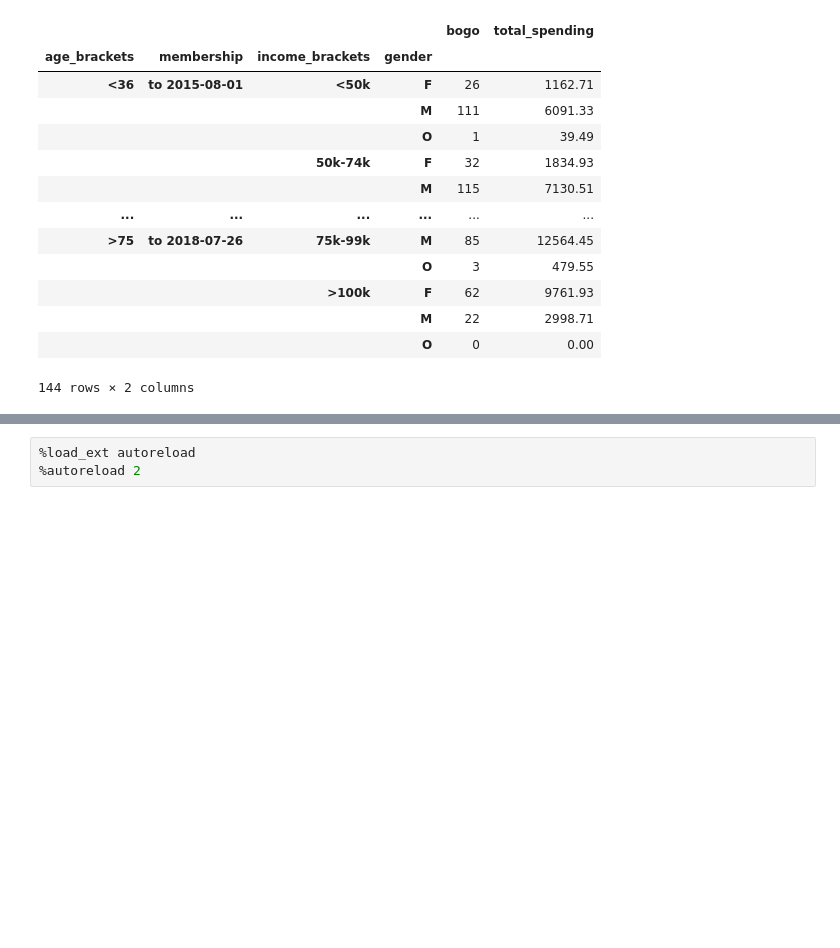
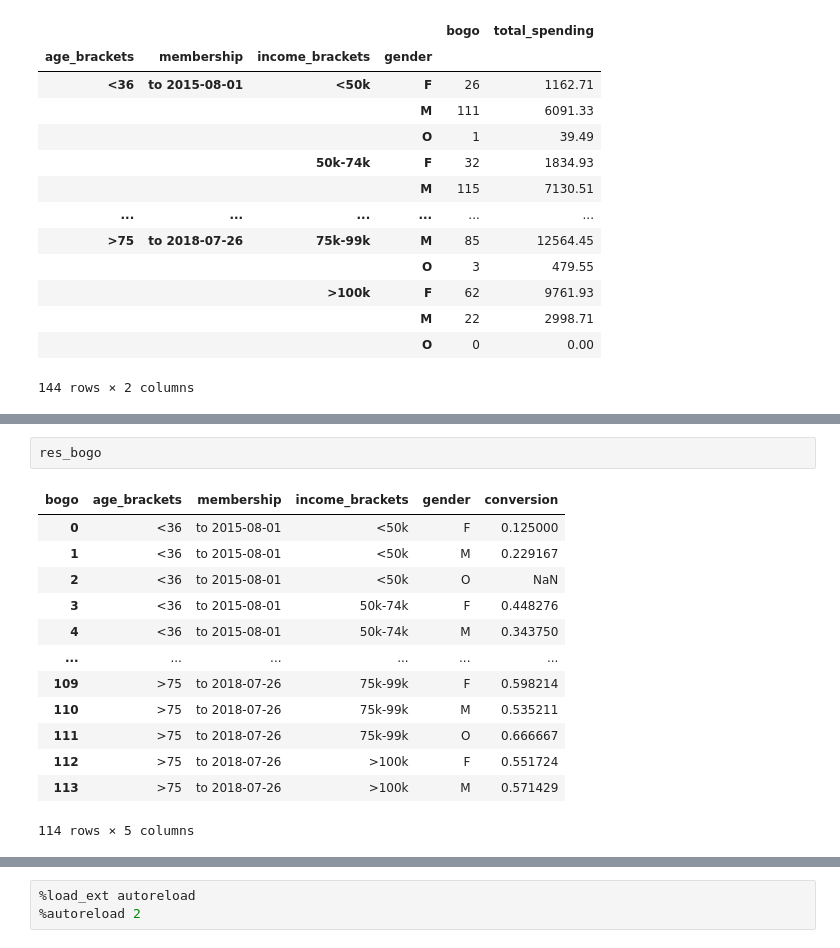
Before and after one commit to 6one2/StarbucksChallenge, a Jupyter notebook: devStarbucks.ipynb, the cells around one changed output, grey strips where cells are left out. Cells and saved outputs as stored; diff of their text form; blank space fills up the shorter version.

```diff
--- a/devStarbucks.ipynb
+++ b/devStarbucks.ipynb
@@ -1084,0 +1062,16 @@ res_discount.sort_values(by=1, ascending=False)[:50].style.bar(color='#53bce6')
+# %%
+res_bogo
+# %% [output]
+| bogo | age_brackets | membership | income_brackets | gender | conversion |
+| 0 | <36 | to 2015-08-01 | <50k | F | 0.125000 |
+| 1 | <36 | to 2015-08-01 | <50k | M | 0.229167 |
+| 2 | <36 | to 2015-08-01 | <50k | O | NaN |
+| 3 | <36 | to 2015-08-01 | 50k-74k | F | 0.448276 |
+| 4 | <36 | to 2015-08-01 | 50k-74k | M | 0.343750 |
+| ... | ... | ... | ... | ... | ... |
+| 109 | >75 | to 2018-07-26 | 75k-99k | F | 0.598214 |
+| 110 | >75 | to 2018-07-26 | 75k-99k | M | 0.535211 |
+| 111 | >75 | to 2018-07-26 | 75k-99k | O | 0.666667 |
+| 112 | >75 | to 2018-07-26 | >100k | F | 0.551724 |
+| 113 | >75 | to 2018-07-26 | >100k | M | 0.571429 |
+114 rows × 5 columns
```
Also changed, not shown: parts of 9 cells of this notebook, 2 other files.
